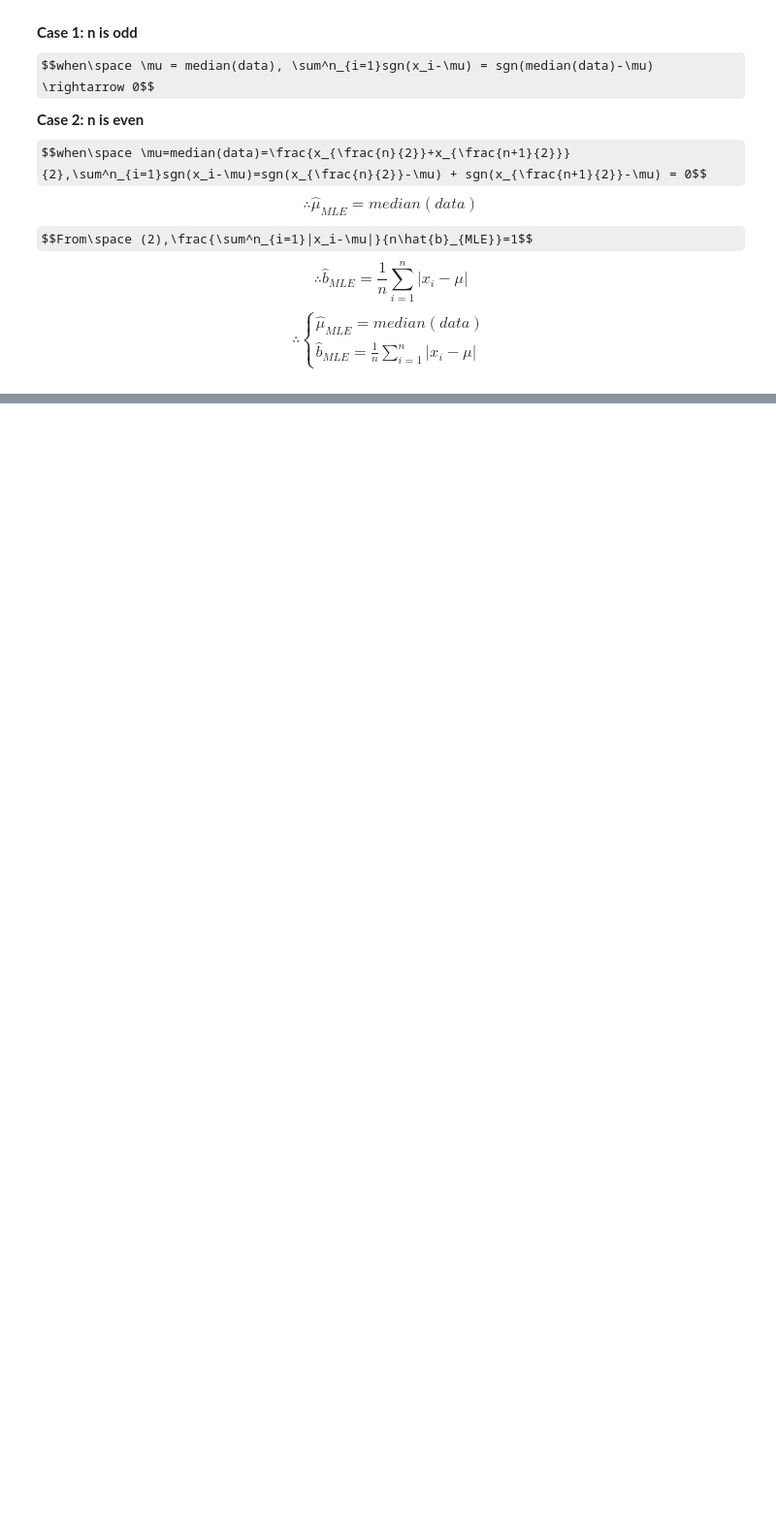
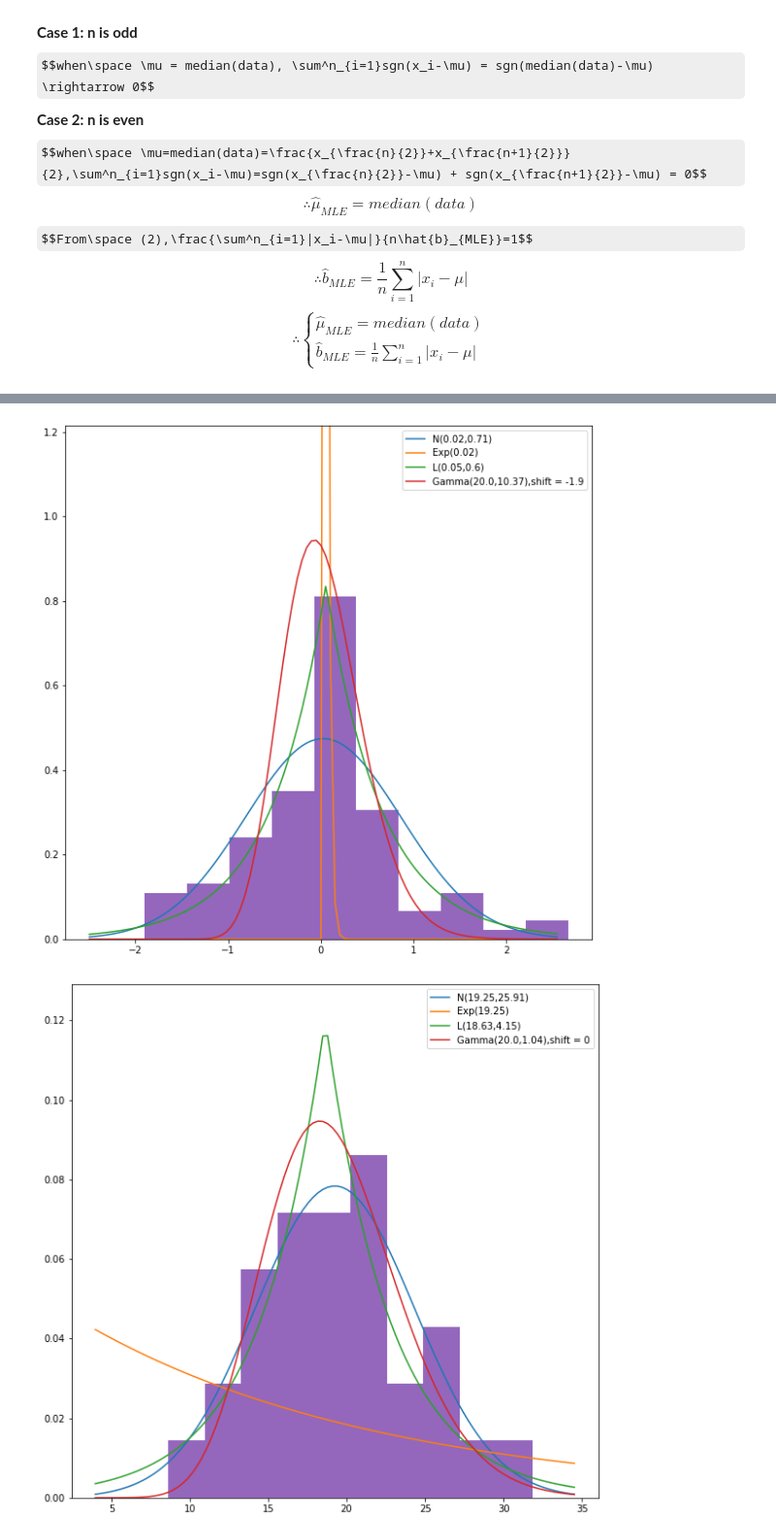
Before and after one commit to CalebThian/MLE, a Jupyter notebook: main.ipynb, the cells around one changed output, grey strips where cells are left out. Shown at 97% size. Cells and saved outputs as stored; diff of their text form; code cells hidden in the pictures; some formulas as TeX source; blank space fills up the shorter version.

Commit message:
finish plot all by my own  function and fit

```diff
--- a/main.ipynb
+++ b/main.ipynb
@@ -174,0 +177,36 @@ NameError: name 'k' is not defined
+# %%
+def plot_all(data):
+    plt.figure(figsize=(10,10))
+
+    mu,sigma_square = MLE_normal(data)
+    sigma = math.sqrt(sigma_square)
+    app_mu,app_ss = round(mu,2),round(sigma_square,2)
+    x = np.linspace(mu - 3*sigma, mu + 3*sigma, 100)
+    plt.plot(x, scipy.stats.norm.pdf(x, mu, sigma),label=f'N({app_mu},{app_ss})')
+
+    Lambda = MLE_exp(data)
+    app_lam = round(1/Lambda,2)
+    plt.plot(x, scipy.stats.expon.pdf(x, scale = 1/Lambda),label = f'Exp({app_lam})')
+
+    mu,b = MLE_lap(data)
+    app_mu,app_b = round(mu,2),round(b,2)
+    plt.plot(x, scipy.stats.laplace.pdf(x, loc = mu, scale = b),label = f'L({app_mu},{app_b})')
+
+    a,Lambda = MLE_gamma(data)
+    if len(data[data>0]) < len(data):
+        loc = -abs(np.min(data))-1e-3
+    else:
+        loc = 0
+    app_a,app_lam,app_loc = round(a,2),round(Lambda,2),round(loc,2)
+    plt.plot(x, scipy.stats.gamma.pdf(x, a,loc = loc, scale = 1/Lambda),label = f'Gamma({app_a},{app_lam}),shift = {app_loc}')
+
+    a= plt.hist(data,density = True)
+    plt.ylim(top=max(a[0])*1.5)
+    plt.legend()
+    plt.show()
+# %%
+for i in range(len(data)):
+    plot_all(data[i])
+# %% [output]
+[figure, added]
+[figure, added]
```
Also changed, not shown: parts of 19 cells of this notebook.
